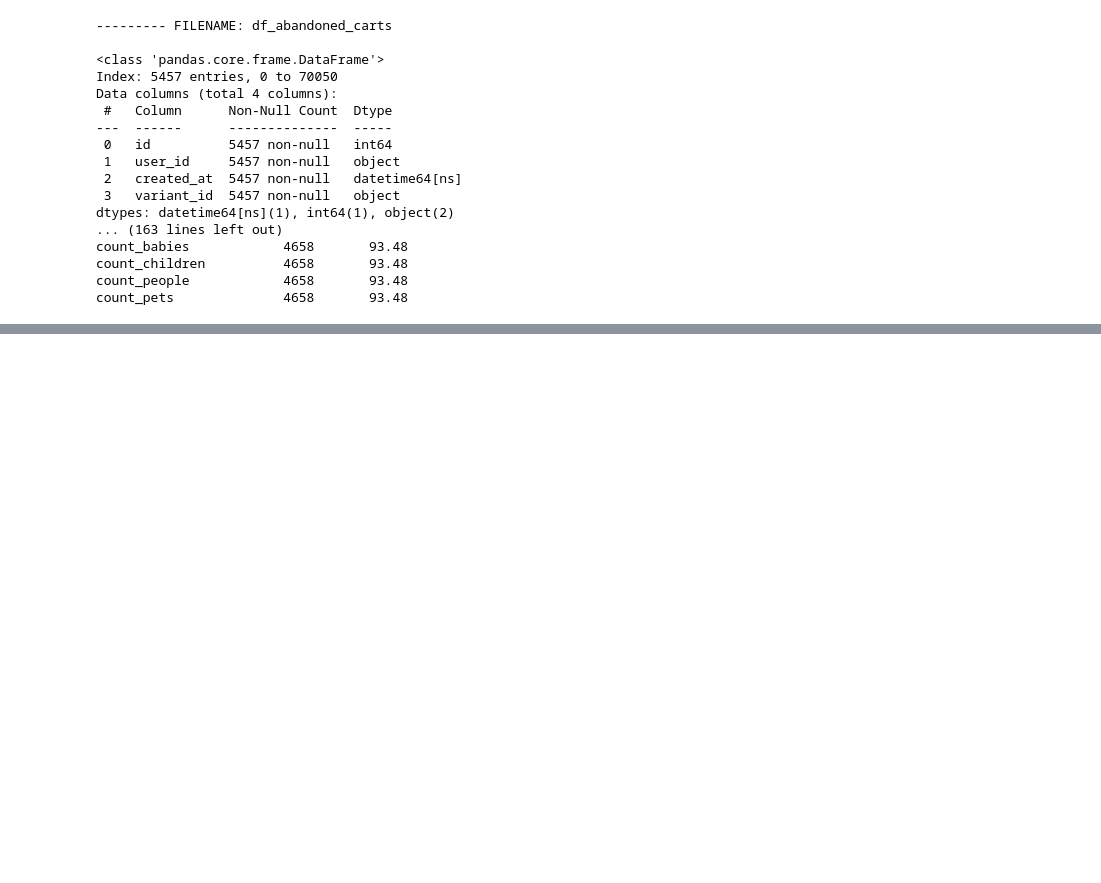
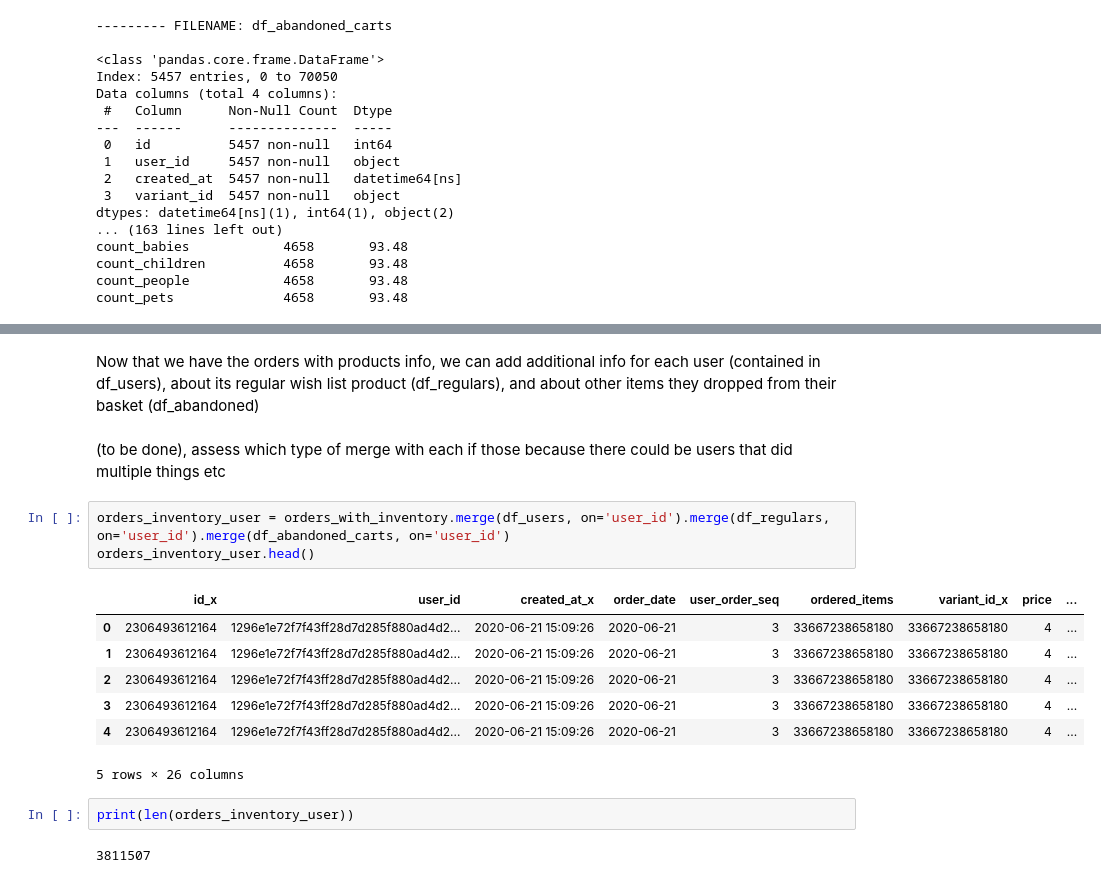
Before and after one commit to dan1dr/zrive-ds, a Jupyter notebook: src/module_2/module_2_part1.ipynb, the cells around one changed output, grey strips where cells are left out. Saved outputs shown, nothing was run; the diff lists cells and outputs as text; blank space fills up the shorter version.

```diff
--- a/src/module_2/module_2_part1.ipynb
+++ b/src/module_2/module_2_part1.ipynb
@@ -277,0 +378,19 @@ count_pets              4658       93.48
+# %% [markdown]
+Now that we have the orders with products info, we can add additional info for each user (contained in df_users), about its regular wish list product (df_regulars), and about other items they dropped from their basket (df_abandoned)
+# %% [markdown]
+(to be done), assess which type of merge with each if those because there could be users that did multiple things etc
+# %%
+orders_inventory_user = orders_with_inventory.merge(df_users, on='user_id').merge(df_regulars, on='user_id').merge(df_abandoned_carts, on='user_id')
+orders_inventory_user.head()
+# %% [output]
+|  | id_x | user_id | created_at_x | order_date | user_order_seq | ordered_items | variant_id_x | price | ... |
+| 0 | 2306493612164 | 1296e1e72f7f43ff28d7d285f880ad4d2... | 2020-06-21 15:09:26 | 2020-06-21 | 3 | 33667238658180 | 33667238658180 | 4 | ... |
+| 1 | 2306493612164 | 1296e1e72f7f43ff28d7d285f880ad4d2... | 2020-06-21 15:09:26 | 2020-06-21 | 3 | 33667238658180 | 33667238658180 | 4 | ... |
+| 2 | 2306493612164 | 1296e1e72f7f43ff28d7d285f880ad4d2... | 2020-06-21 15:09:26 | 2020-06-21 | 3 | 33667238658180 | 33667238658180 | 4 | ... |
+| 3 | 2306493612164 | 1296e1e72f7f43ff28d7d285f880ad4d2... | 2020-06-21 15:09:26 | 2020-06-21 | 3 | 33667238658180 | 33667238658180 | 4 | ... |
+| 4 | 2306493612164 | 1296e1e72f7f43ff28d7d285f880ad4d2... | 2020-06-21 15:09:26 | 2020-06-21 | 3 | 33667238658180 | 33667238658180 | 4 | ... |
+5 rows × 26 columns
+# %%
+print(len(orders_inventory_user))
+# %% [output]
+3811507
```
Also changed, not shown: parts of 18 cells of this notebook.
